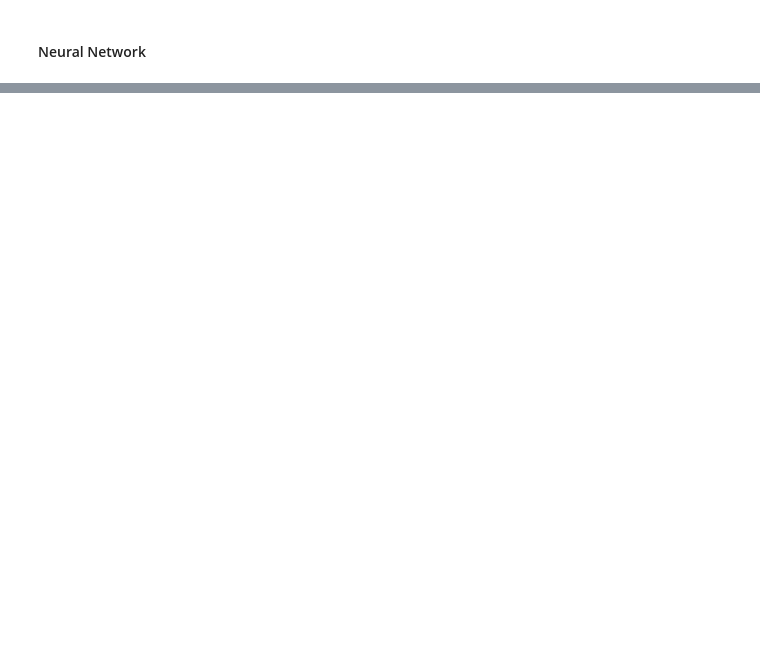
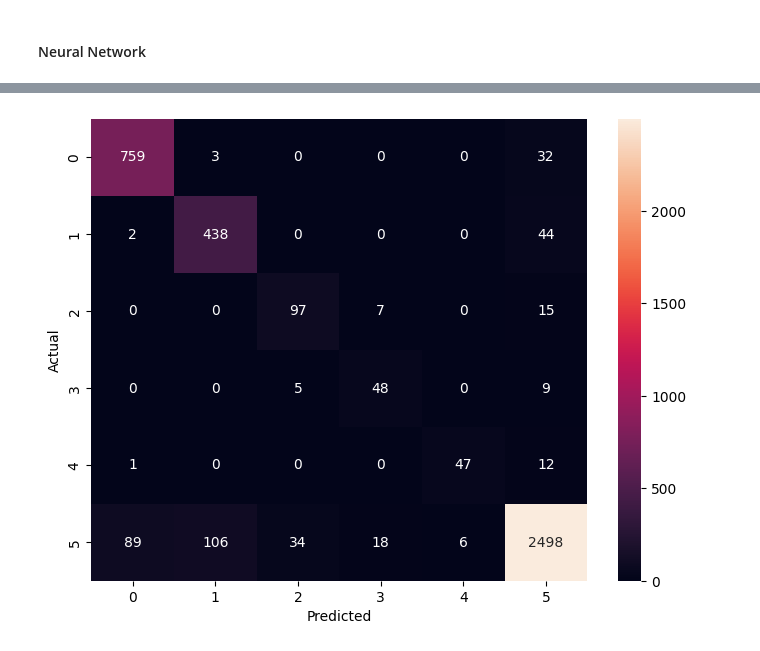
Before and after one commit to Arthur-sauvage/Reuter, a Jupyter notebook: main.ipynb, the cells around one changed output, grey strips where cells are left out. Drawn from its saved outputs; the diff is of its cells as text; code cells hidden in the pictures; blank space fills up the shorter version.

```diff
--- a/main.ipynb
+++ b/main.ipynb
@@ -662,23 +584,23 @@ from imblearn.over_sampling import RandomOverSampler
 
 ROS = RandomOverSampler(sampling_strategy="not majority")
 # %%
-def undersample_majorities_class(X, y, size, under = 4):
-    y_min = y[y == under]
-    X_min = X.filter(y_min.index,axis = 0)
-    X_res = X_min
+#Same as the function undersample but the majority classes will keep size rows
+def undersample_majorities_class(X, y, size):
+    UNDER = 4                                       #topics == 4 is the under label
+    y_min = y[y == UNDER]
     y_res = y_min
 
     for i in [0, 1, 2, 3, 5]:
         y_i = y[y == i]
         X_i = X.filter(y_i.index,axis = 0)
         if len(y_i) > size:
-            X_i, y_i = sample_together(size, X_i, y_i)
-        X_res = pd.concat([X_res, X_i])
-        y_res = pd.concat([y_res, y_i])
+            y_i = sample_together(size, X_i, y_i)
+        y_res = pd.concat([y_res, y_i]).sample(frac=1)
 
+    X_res = X.filter(y_res.index,axis = 0)
     return X_res, y_res
 # %%
-X_train_over, y_train_over = undersample_majorities_class(X_train, y_train, size=2000)
+X_train_over, y_train_over = undersample_majorities_class(X_train, y_train, size=3000)
 # %%
 #Vectorized the data
 X_train_over = vectorizer.fit_transform(X_train_over).toarray()
@@ -768,7 +693,6 @@ training_labels = tf.keras.utils.to_categorical(y_train_over)
 testing_labels = tf.keras.utils.to_categorical(y_test)
 # %%
 nn = build_neural_network(X_train_over.shape[1])
-history = nn.fit(X_train_over, training_labels, shuffle=True ,
-                    epochs=5, batch_size=8,
-                    validation_split=0.15, verbose=1)
+history = nn.fit(X_train_over, training_labels, shuffle=True,
+                    epochs=1, batch_size=4, verbose=1)
 # %% [output]
@@ -807,0 +719,11 @@ weighted avg       0.89      0.83      0.84      4270
+# %%
+import seaborn as sns
+
+conf_mat = confusion_matrix(y_test, np.argmax(predicted, axis=1))
+fig, ax = plt.subplots(figsize=(8,6))
+sns.heatmap(conf_mat, annot=True, fmt='d')
+plt.ylabel('Actual')
+plt.xlabel('Predicted')
+plt.show()
+# %% [output]
+[figure, added]
```
Also changed, not shown: parts of 59 cells of this notebook.
